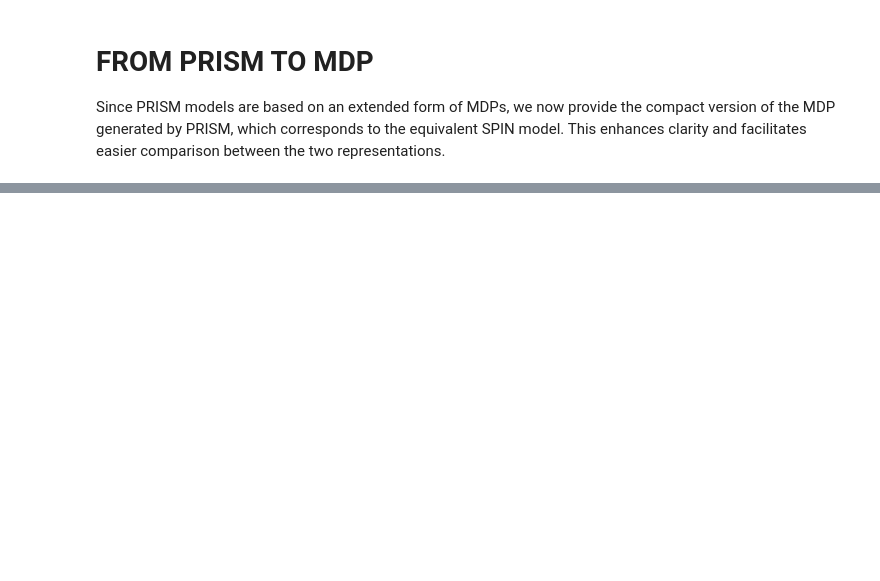
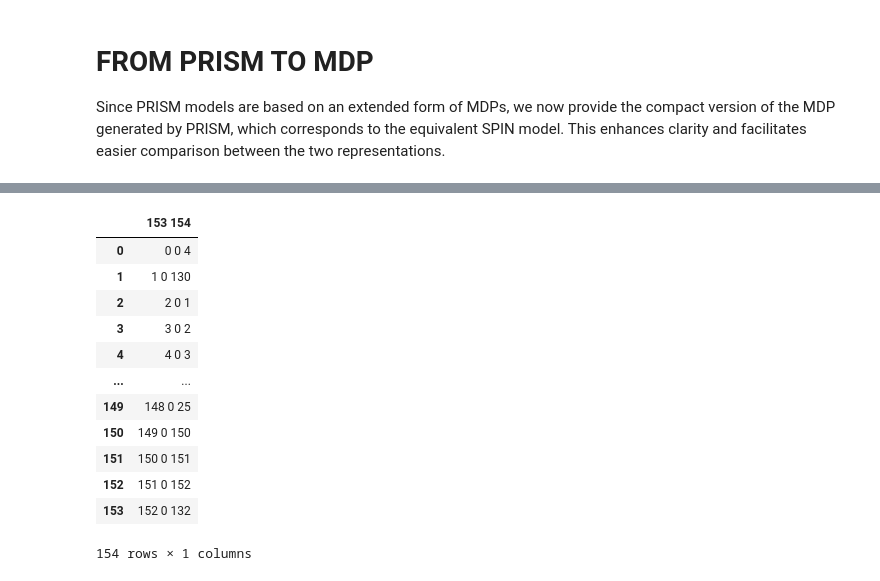
Before and after one commit to PietroSala/cpi-to-prism-loops, a Jupyter notebook: spin_direct/test.ipynb, the cells around one changed output, grey strips where cells are left out. Cells and saved outputs as stored; diff of their text form; code cells hidden in the pictures; blank space fills up the shorter version.

```diff
--- a/spin_direct/test.ipynb
+++ b/spin_direct/test.ipynb
@@ -7,7 +7,7 @@ from cpitospin import analyze_cpi_structure, CPIToSPINConverter
 # Choose the test
 All the test available are in folder 'CPIs'
 # %%
-process_name = "choice-task-init"
+process_name = "choice-task-init-reverse"
 # %% [markdown]
 ## Load File
 # %%
@@ -239,2 +381,16 @@ pd.read_csv(f"../results/{process_name}/{process_name}_states.csv")
 # %%
-pd.read_csv(f"../results/{process_name}/{process_name}_trans.tra", sep = ' ')
+pd.read_csv(f"../results/{process_name}/{process_name}_trans.tra")
+# %% [output]
+|  | 153 154 |
+| 0 | 0 0 4 |
+| 1 | 1 0 130 |
+| 2 | 2 0 1 |
+| 3 | 3 0 2 |
+| 4 | 4 0 3 |
+| ... | ... |
+| 149 | 148 0 25 |
+| 150 | 149 0 150 |
+| 151 | 150 0 151 |
+| 152 | 151 0 152 |
+| 153 | 152 0 132 |
+154 rows × 1 columns
```
Also changed, not shown: parts of 8 cells of this notebook, 1 other file.
